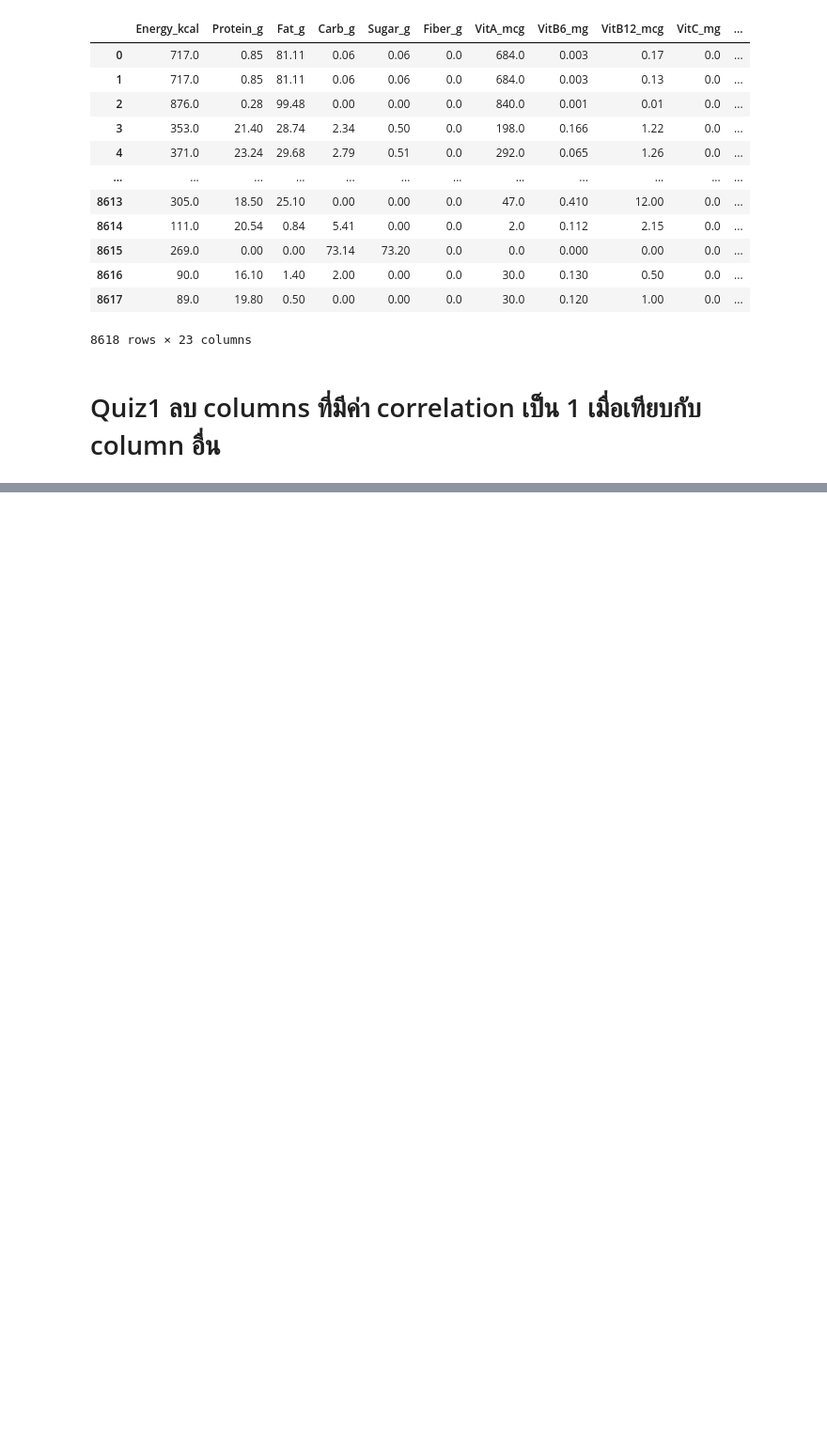
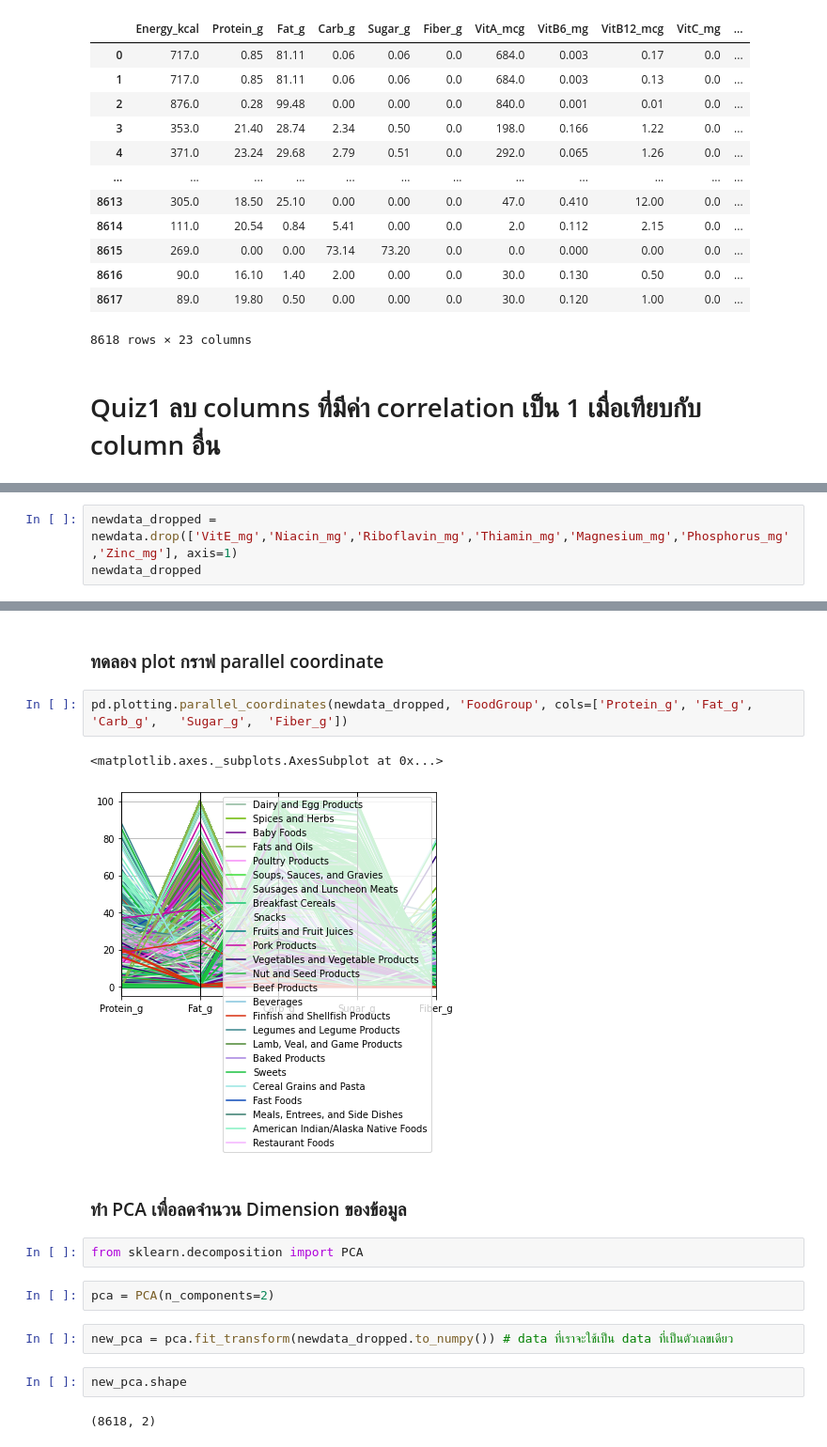
Before and after one commit to SupidchayaTangkidwanich/multivariate, a Jupyter notebook: Chapter3_PCA.ipynb, the cells around one changed output, grey strips where cells are left out. Shown: that part at 94% size. Saved outputs shown, nothing was run; the diff lists cells and outputs as text; blank space fills up the shorter version.

```diff
--- a/Chapter3_PCA.ipynb
+++ b/Chapter3_PCA.ipynb
@@ -451,0 +417,3 @@ newdata.drop(newdata.columns[newdata.columns.str.contains('_mcg')].values, axis=
+# %%
+newdata_dropped = newdata.drop(['VitE_mg','Niacin_mg','Riboflavin_mg','Thiamin_mg','Magnesium_mg','Phosphorus_mg','Zinc_mg'], axis=1)
+newdata_dropped
@@ -451,0 +451,19 @@ newdata.drop(newdata.columns[newdata.columns.str.contains('_mcg')].values, axis=
+# %% [markdown]
+### ทดลอง plot กราฟ parallel coordinate
+# %%
+pd.plotting.parallel_coordinates(newdata_dropped, 'FoodGroup', cols=['Protein_g', 'Fat_g',	'Carb_g',	'Sugar_g',	'Fiber_g'])
+# %% [output]
+<matplotlib.axes._subplots.AxesSubplot at 0x...>
+[figure, added]
+# %% [markdown]
+###  ทำ PCA เพื่อลดจำนวน Dimension ของข้อมูล
+# %%
+from sklearn.decomposition import PCA
+# %%
+pca = PCA(n_components=2)
+# %%
+new_pca = pca.fit_transform(newdata_dropped.to_numpy()) # data ที่เราจะใช้เป็น data ที่เป็นตัวเลขเดียว
+# %%
+new_pca.shape
+# %% [output]
+(8618, 2)
```
Also changed, not shown: parts of 18 cells of this notebook.
